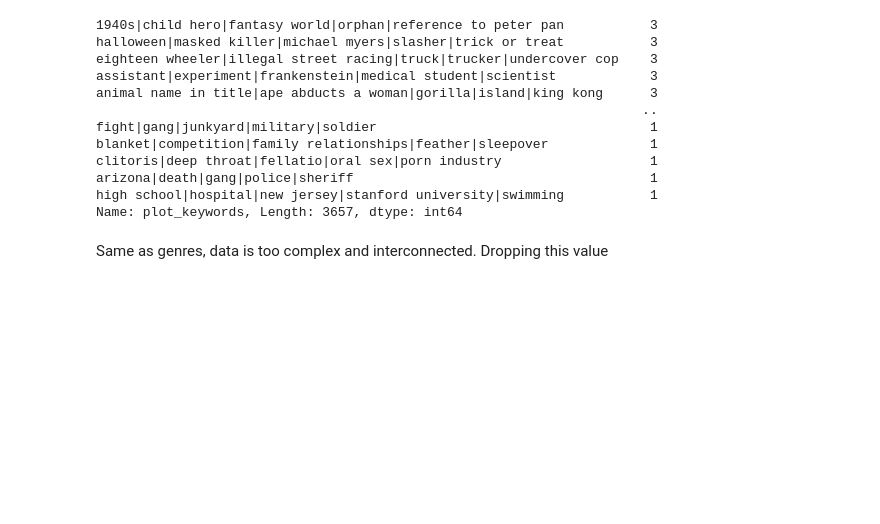
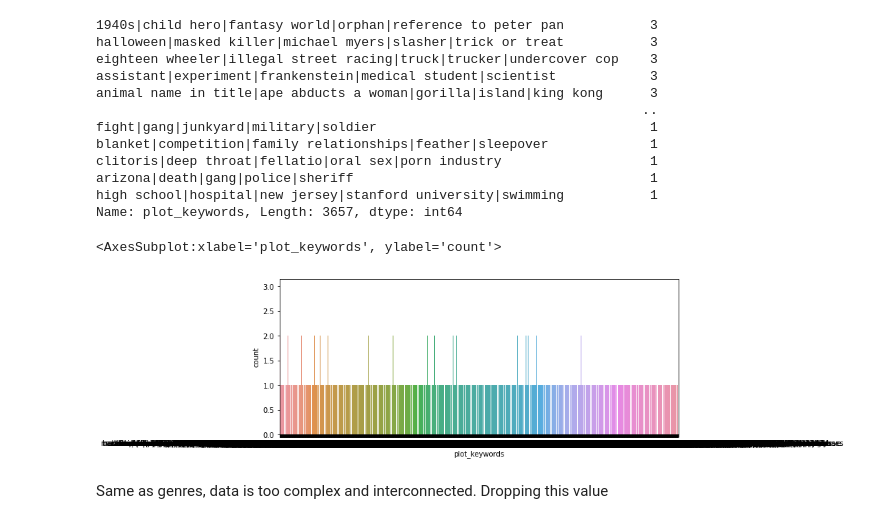
Before and after one commit to tontan2545/Big-Data-and-Artificial-Intelligence, a Jupyter notebook: W3_Linear_Regression/HW3_Movie_Metadata.ipynb, the cells around one changed output. Drawn from its saved outputs; the diff is of its cells as text; code cells hidden in the pictures; blank space fills up the shorter version.

Commit message:
Subplots of all features vs target

```diff
--- a/W3_Linear_Regression/HW3_Movie_Metadata.ipynb
+++ b/W3_Linear_Regression/HW3_Movie_Metadata.ipynb
@@ -466,7 +470,10 @@ arizona|death|gang|police|sheriff                                      1
 high school|hospital|new jersey|stanford university|swimming           1
 Name: plot_keywords, Length: 3657, dtype: int64
 # %%
-#sns.countplot(x="plot_keywords", data=X)
+sns.countplot(x="plot_keywords", data=X)
+# %% [output]
+<AxesSubplot:xlabel='plot_keywords', ylabel='count'>
+[figure, added]
 # %% [markdown]
 Same as genres, data is too complex and interconnected. Dropping this value
 # %%
```
Also changed, not shown: parts of 24 cells of this notebook.
